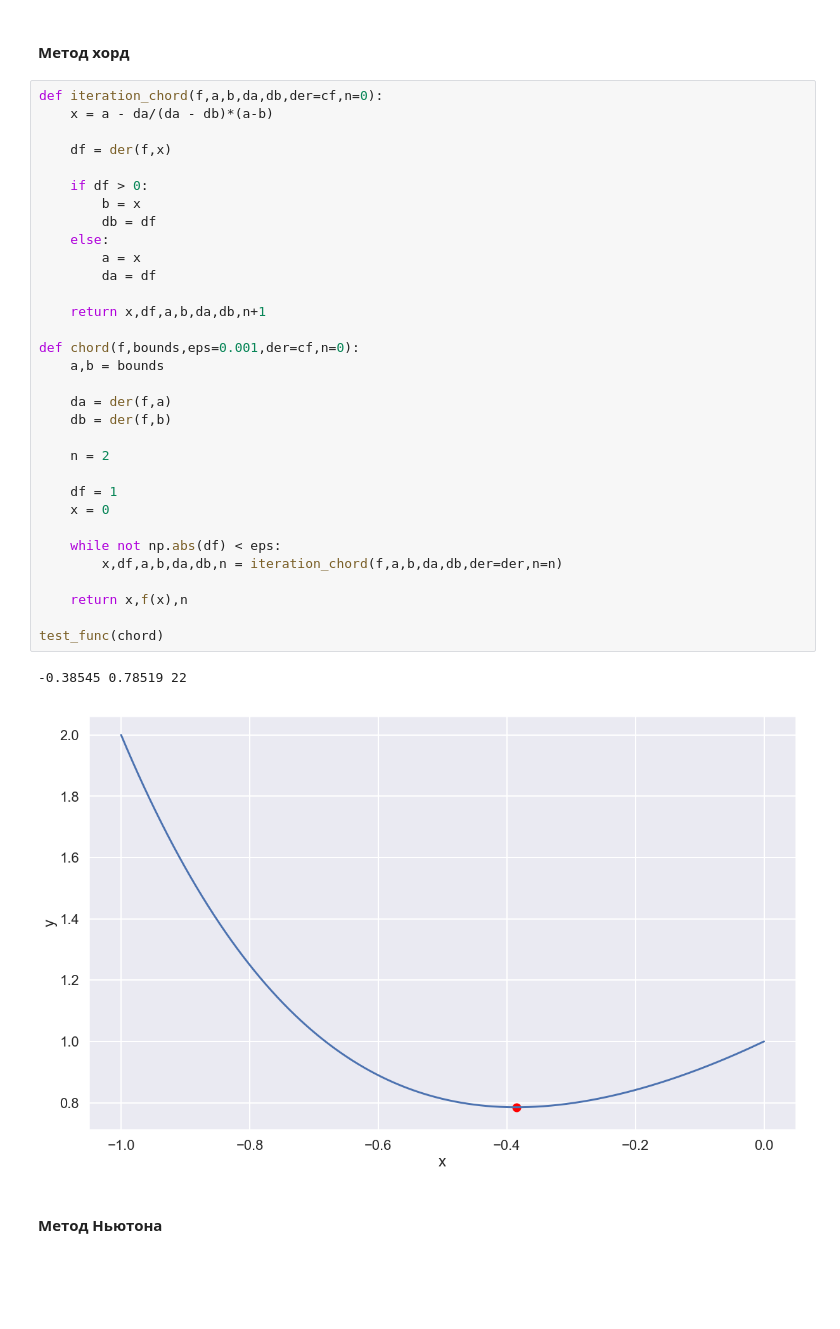
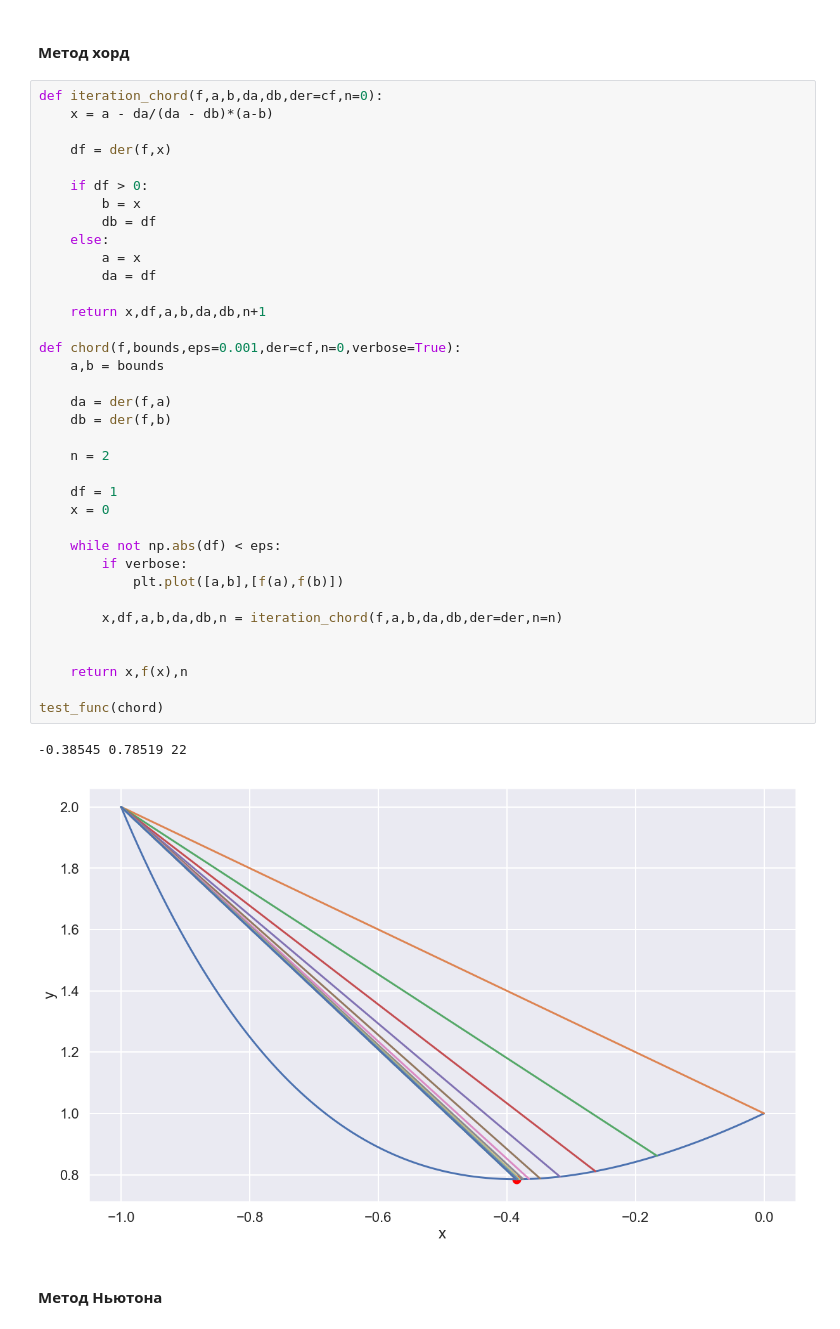
Before and after one commit to lainys/-, a Jupyter notebook: lab1/lab1.ipynb, the cells around one changed output. Saved outputs shown, nothing was run; the diff lists cells and outputs as text; blank space fills up the shorter version.

Commit message:
add graph

```diff
--- a/lab1/lab1.ipynb
+++ b/lab1/lab1.ipynb
@@ -285,35 +323,39 @@ def iteration_chord(f,a,b,da,db,der=cf,n=0):
 
     df = der(f,x)
 
     if df > 0:
         b = x
         db = df
     else:
         a = x
         da = df
 
     return x,df,a,b,da,db,n+1
 
-def chord(f,bounds,eps=0.001,der=cf,n=0):
+def chord(f,bounds,eps=0.001,der=cf,n=0,verbose=True):
     a,b = bounds
 
     da = der(f,a)
     db = der(f,b)
 
     n = 2
 
     df = 1
     x = 0
 
     while not np.abs(df) < eps:
+        if verbose:
+            plt.plot([a,b],[f(a),f(b)])
+
         x,df,a,b,da,db,n = iteration_chord(f,a,b,da,db,der=der,n=n)
+
 
     return x,f(x),n
 
 test_func(chord)
 # %% [output]
 -0.38545 0.78519 22
-[figure, old version]
+[figure, new version]
 # %% [markdown]
 #### Метод Ньютона
 # %%
```
Also changed, not shown: parts of 12 cells of this notebook.
